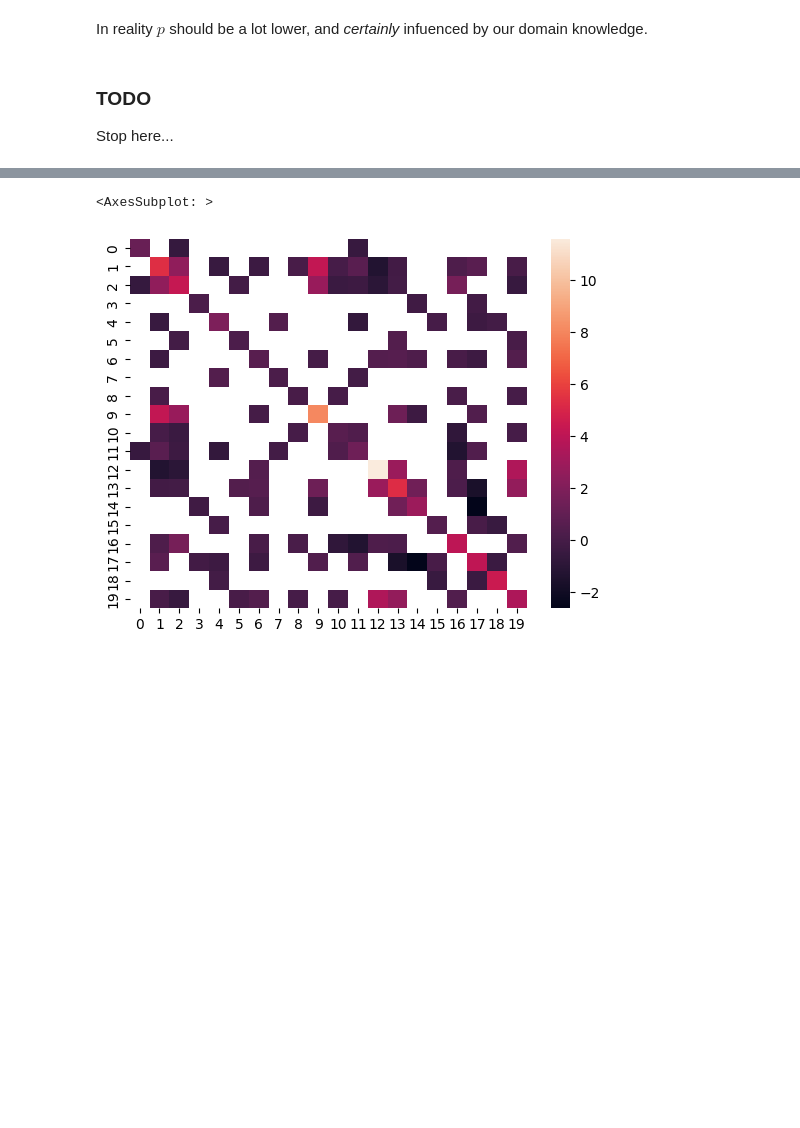
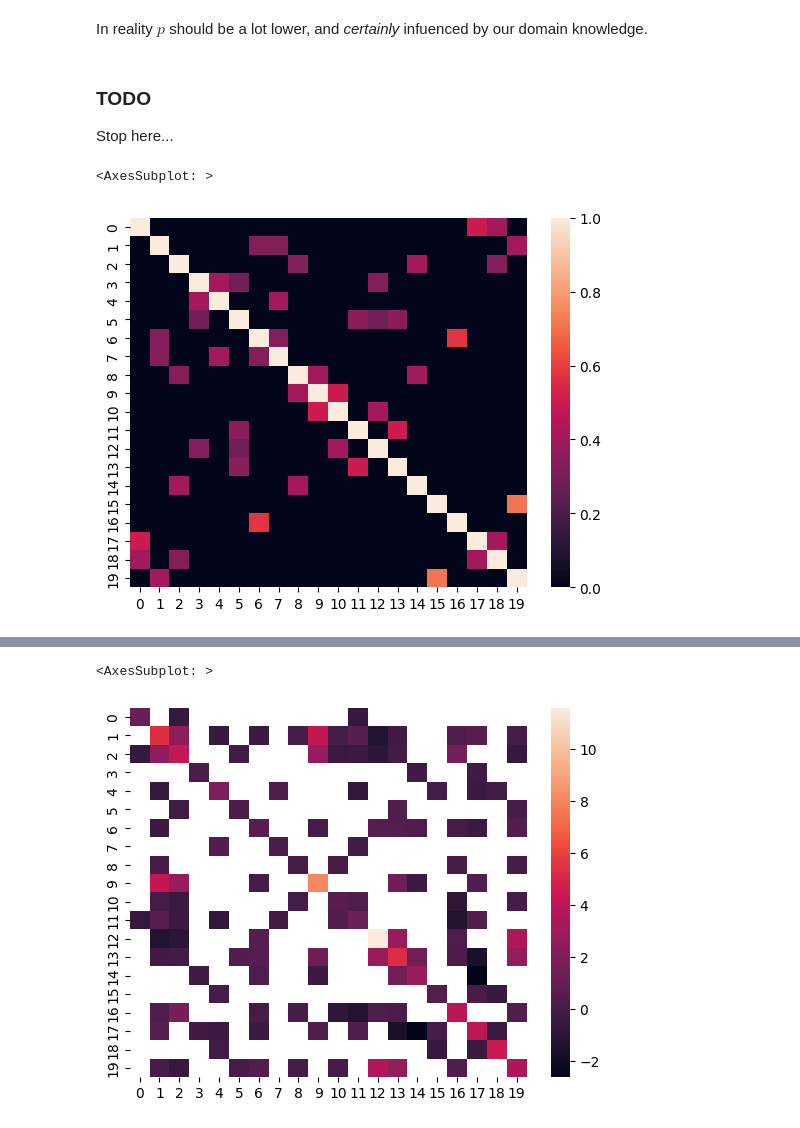
Before and after one commit to usnistgov/affinis, a Jupyter notebook: docs/edges-as-data.ipynb, the cells around one changed output, grey strips where cells are left out. Drawn from its saved outputs; the diff is of its cells as text; code cells hidden in the pictures; blank space fills up the shorter version.

Commit message:
new scipyv1.10 Covariance.from_precision

```diff
--- a/docs/edges-as-data.ipynb
+++ b/docs/edges-as-data.ipynb
@@ -343,3 +339,10 @@ In reality $p$ should be a lot lower, and _certainly_ infuenced by our domain kn
 # %% [markdown]
 ### TODO
 Stop here...
+# %%
+Ds_inv=np.diag(1./np.diag(Ls))
+Σ = stats.Covariance.from_precision(cal_L:=linalg.sqrtm(Ds_inv)@Ls@linalg.sqrtm(Ds_inv))
+sns.heatmap(cal_L)
+# %% [output]
+<AxesSubplot: >
+[figure, added]
```
Also changed, not shown: parts of 11 cells of this notebook, 1 other file.
